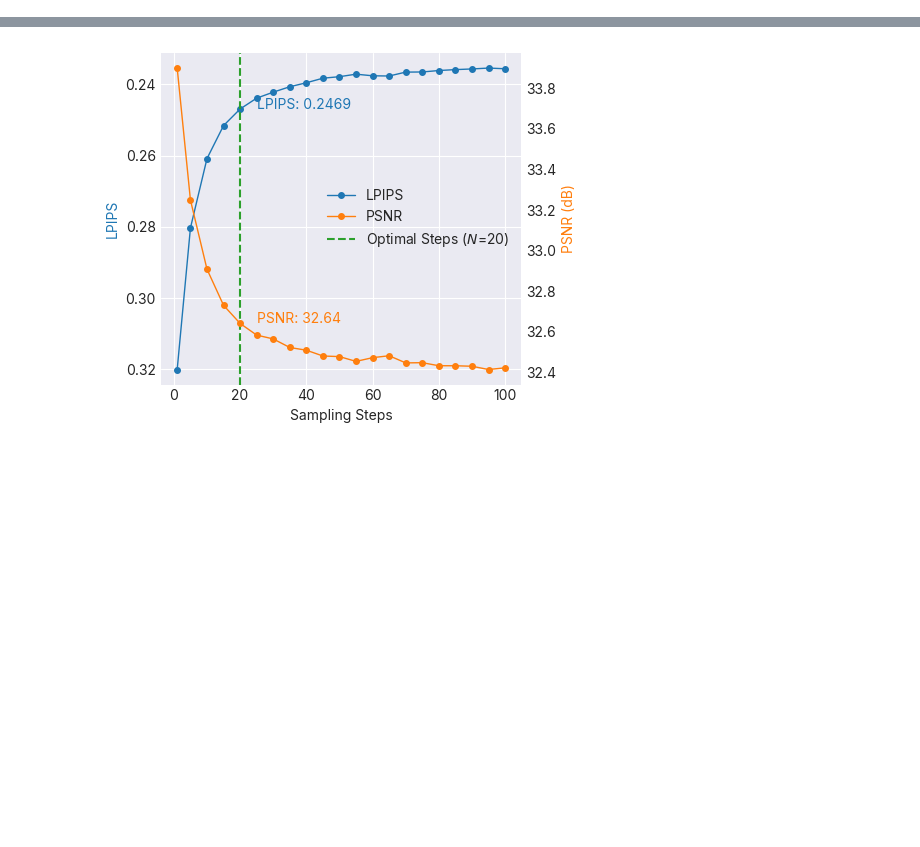
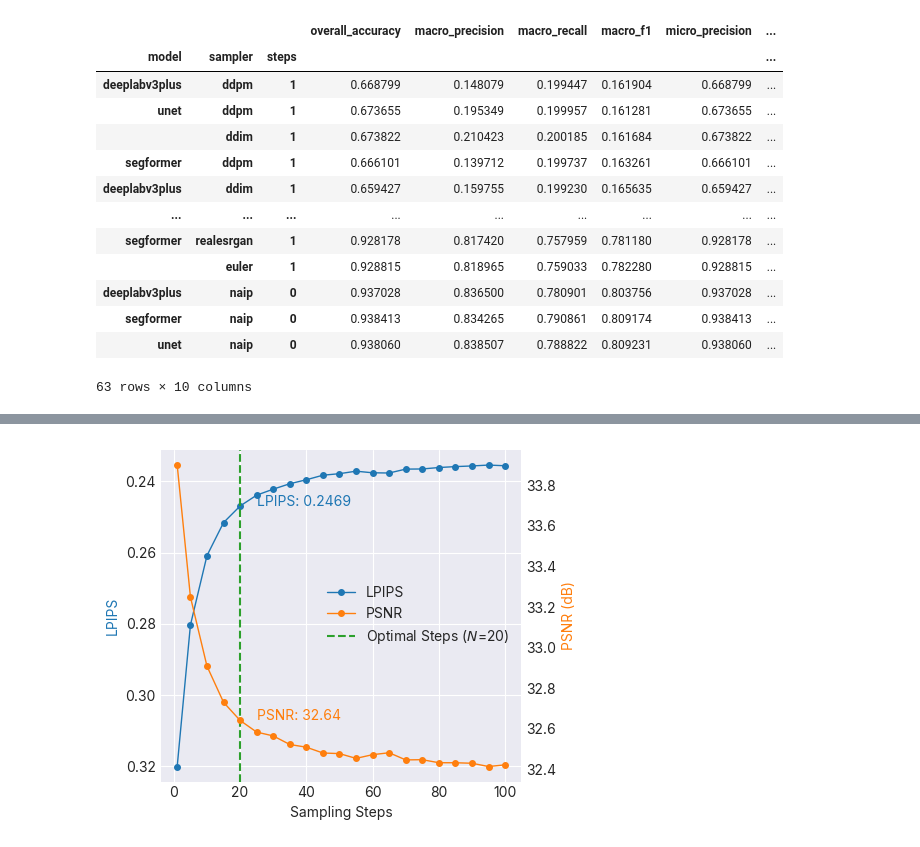
Before and after one commit to DakotaHester/s2flow, a Jupyter notebook: notebooks/plot_sampling.ipynb, the cells around one changed output, grey strips where cells are left out. Cells and saved outputs as stored; diff of their text form; code cells hidden in the pictures; blank space fills up the shorter version.

```diff
--- a/notebooks/plot_sampling.ipynb
+++ b/notebooks/plot_sampling.ipynb
@@ -208,3 +370,22 @@ optimal_samples_gdf.sort_values(by='LPIPS_mean')[['sampler', 'steps', 'DISTS_mea
+# %%
+# now look at the results of lc sampling sweep
+lc_df = pd.read_csv('../runs/s2flow_lc_sampling_steps_sweep/summary_lc_sampling_metrics.csv')
+lc_df.groupby(['model', 'sampler', 'steps']).mean(numeric_only=True).sort_values(by='mean_iou')
+# %% [output]
+|  |  |  | overall_accuracy | macro_precision | macro_recall | macro_f1 | micro_precision | ... |
+| model | sampler | steps |  |  |  |  |  | ... |
+| deeplabv3plus | ddpm | 1 | 0.668799 | 0.148079 | 0.199447 | 0.161904 | 0.668799 | ... |
+| unet | ddpm | 1 | 0.673655 | 0.195349 | 0.199957 | 0.161281 | 0.673655 | ... |
+|  | ddim | 1 | 0.673822 | 0.210423 | 0.200185 | 0.161684 | 0.673822 | ... |
+| segformer | ddpm | 1 | 0.666101 | 0.139712 | 0.199737 | 0.163261 | 0.666101 | ... |
+| deeplabv3plus | ddim | 1 | 0.659427 | 0.159755 | 0.199230 | 0.165635 | 0.659427 | ... |
+| ... | ... | ... | ... | ... | ... | ... | ... | ... |
+| segformer | realesrgan | 1 | 0.928178 | 0.817420 | 0.757959 | 0.781180 | 0.928178 | ... |
+|  | euler | 1 | 0.928815 | 0.818965 | 0.759033 | 0.782280 | 0.928815 | ... |
+| deeplabv3plus | naip | 0 | 0.937028 | 0.836500 | 0.780901 | 0.803756 | 0.937028 | ... |
+| segformer | naip | 0 | 0.938413 | 0.834265 | 0.790861 | 0.809174 | 0.938413 | ... |
+| unet | naip | 0 | 0.938060 | 0.838507 | 0.788822 | 0.809231 | 0.938060 | ... |
+63 rows × 10 columns
 # %%
 df.loc[(df['sampler'] == 'midpoint') & (df['steps'] == 15)]['LPIPS_mean']
 # %% [output]
```
Also changed, not shown: parts of 24 cells of this notebook, 24 other files.
